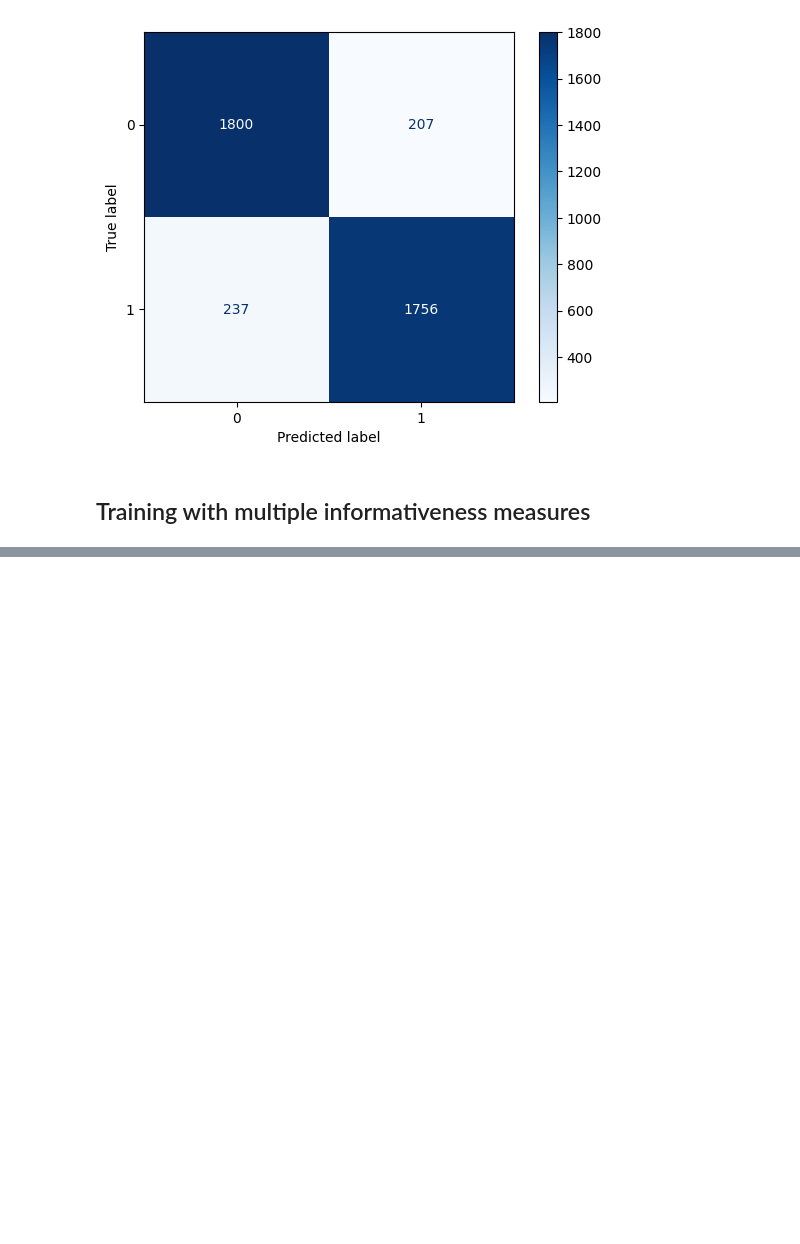
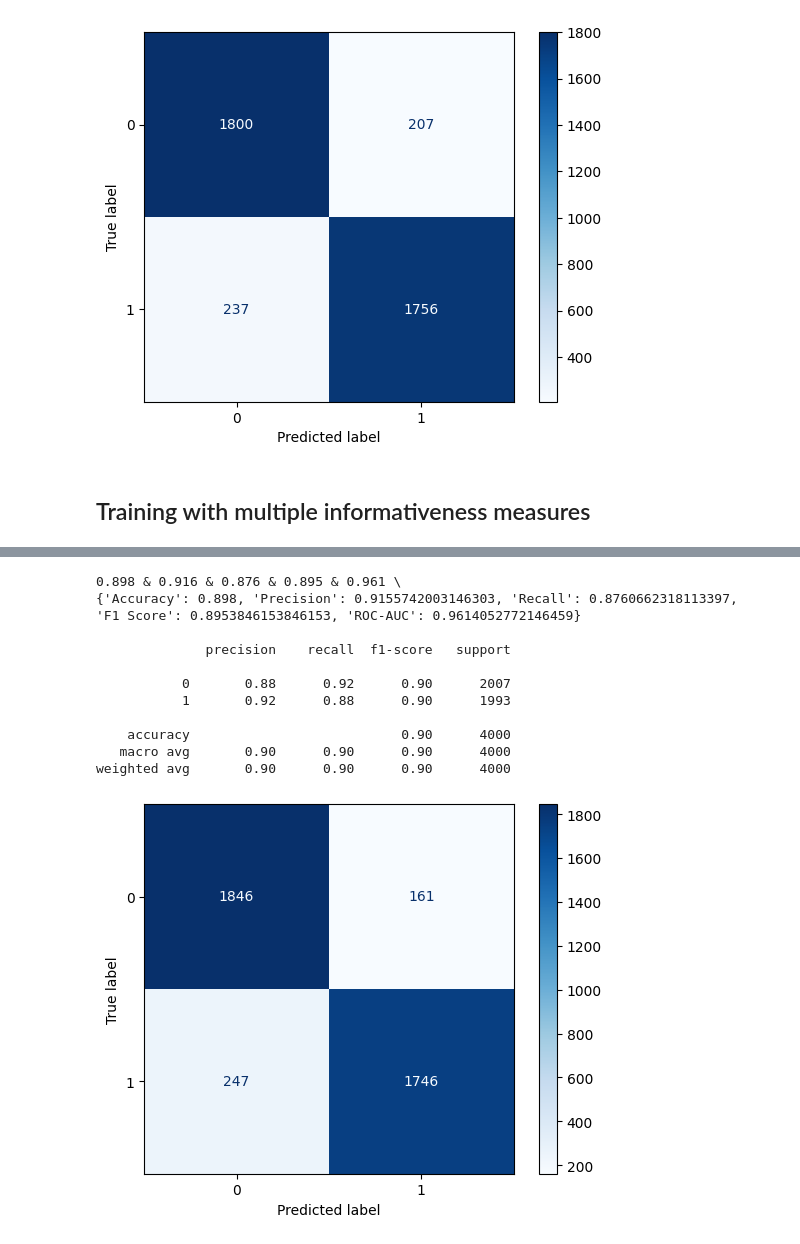
Before and after one commit to matkubita/ClickbaitDetectionThesis, a Jupyter notebook: notebooks/7-5-LLM-models-OPENAI-and-baitness-measure.ipynb, the cells around one changed output, grey strips where cells are left out. Drawn from its saved outputs; the diff is of its cells as text; code cells hidden in the pictures; blank space fills up the shorter version.

Commit message:
building model with embeddings and infor meas

```diff
--- a/notebooks/7-5-LLM-models-OPENAI-and-baitness-measure.ipynb
+++ b/notebooks/7-5-LLM-models-OPENAI-and-baitness-measure.ipynb
@@ -237,0 +241,31 @@ weighted avg       0.89      0.89      0.89      4000
+# %%
+metrics_functions = {
+    "n_words": measure.words_count,
+    "cw_percentage": measure.common_words_ratio,
+    "capitals_ratio": measure.capital_letters_ratio,
+    "capitals_count":measure.capital_words_count,
+    "bait_punct": measure.clickbait_punctuation_count,
+    "nonbait_punct": measure.nonclickbait_punctuation_count,
+    "numbers": measure.numbers_count,
+    "2nd_pronouns": measure.pronouns_2nd_person_count,
+    "superlatives": measure.superlatives_ratio,
+    "speculatives": measure.speculatives_count,
+    "bait_words": measure.baiting_words_count,
+    "polarity": measure.polarity_score,
+    "subjectivity": measure.subjectivity_score,
+    "fres": measure.flesch_reading_ease_score,
+    "batness_measures": baitness_measure,
+}
+# %%
+def add_baitness_measure(x_data, x_df_emb, function_, function_name):
+    baitness_column = x_data.apply(function_).reset_index(drop=True)
+    x_df_emb[function_name] = baitness_column.values  # Avoid extra reindexing
+    return x_df_emb
+# %%
+embeddings_x_train_df_1000_with_measures = pd.DataFrame(embeddings_x_train_df_1000)
+for function_name, function in metrics_functions.items():
+    embeddings_x_train_df_1000_with_measures = add_baitness_measure(x_train, embeddings_x_train_df_1000_with_measures, function, function_name)
+
+embeddings_x_val_df_1000_with_measures = pd.DataFrame(embeddings_x_val_df_1000)
+for function_name, function in metrics_functions.items():
+    embeddings_x_val_df_1000_with_measures = add_baitness_measure(x_val, embeddings_x_val_df_1000_with_measures, function, function_name)
@@ -237,0 +292,22 @@ weighted avg       0.89      0.89      0.89      4000
+# %%
+embeddings_x_train_df_1000_with_measures.columns = range(embeddings_x_train_df_1000_with_measures.shape[1])
+embeddings_x_val_df_1000_with_measures.columns = range(embeddings_x_val_df_1000_with_measures.shape[1])
+# %%
+RF = RandomForestClassifier(random_state = 0)
+RF.fit(embeddings_x_train_df_1000_with_measures, y_train)
+pred_rf = RF.predict(embeddings_x_val_df_1000_with_measures)
+pred_rf_prob = RF.predict_proba(embeddings_x_val_df_1000_with_measures)
+create_summary_for_model_metrics(y_val, pred_rf, pred_rf_prob[:,1])
+# %% [output]
+0.898 & 0.916 & 0.876 & 0.895 & 0.961 \
+{'Accuracy': 0.898, 'Precision': 0.9155742003146303, 'Recall': 0.8760662318113397, 'F1 Score': 0.8953846153846153, 'ROC-AUC': 0.9614052772146459}
+
+              precision    recall  f1-score   support
+
+           0       0.88      0.92      0.90      2007
+           1       0.92      0.88      0.90      1993
+
+    accuracy                           0.90      4000
+   macro avg       0.90      0.90      0.90      4000
+weighted avg       0.90      0.90      0.90      4000
+[figure, added]
```
Also changed, not shown: parts of 15 cells of this notebook.
